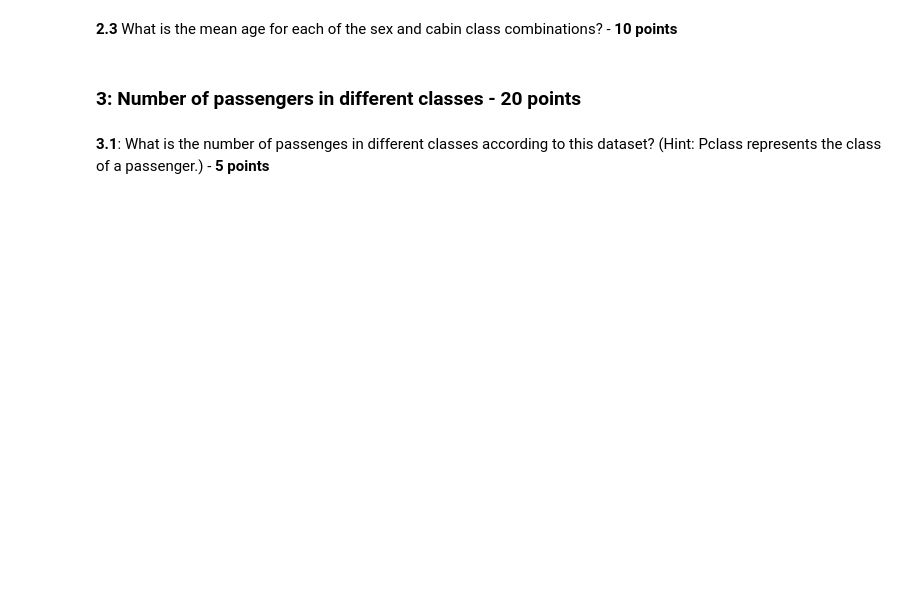
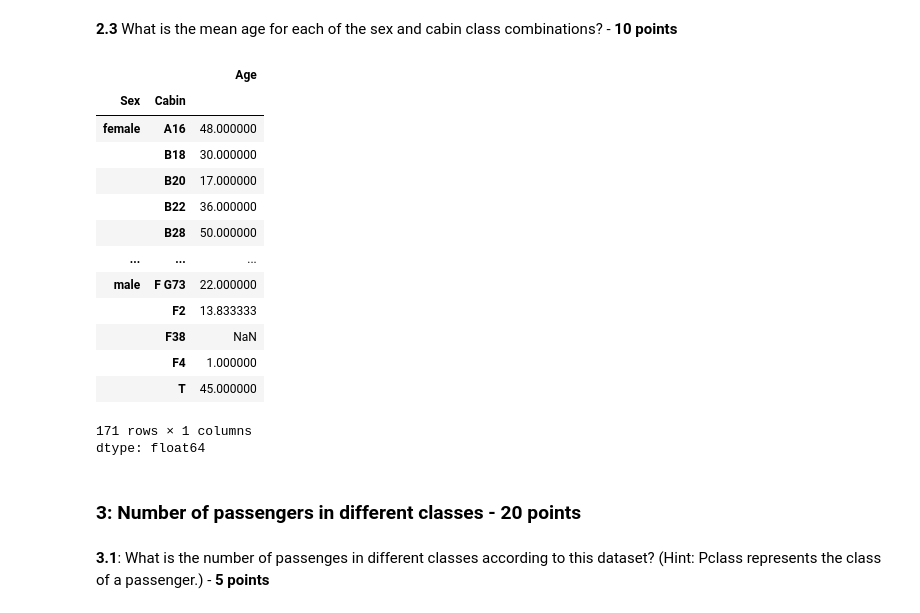
Before and after one commit to surf-guy/DSE200, a Jupyter notebook: HW/HW_2.ipynb, the cells around one changed output. Saved outputs shown, nothing was run; the diff lists cells and outputs as text; code cells hidden in the pictures; blank space fills up the shorter version.

```diff
--- a/HW/HW_2.ipynb
+++ b/HW/HW_2.ipynb
@@ -158,3 +183,21 @@ Note - The output should only have `Sex` and `Fare`
+# %%
+passengers.groupby(['Sex', 'Cabin'])['Age'].mean()
+# %% [output]
+|  |  | Age |
+| Sex | Cabin |  |
+| female | A16 | 48.000000 |
+|  | B18 | 30.000000 |
+|  | B20 | 17.000000 |
+|  | B22 | 36.000000 |
+|  | B28 | 50.000000 |
+| ... | ... | ... |
+| male | F G73 | 22.000000 |
+|  | F2 | 13.833333 |
+|  | F38 | NaN |
+|  | F4 | 1.000000 |
+|  | T | 45.000000 |
+171 rows × 1 columns
+dtype: float64
 # %% [markdown]
 ### 3:  Number of passengers in different classes - **20 points**
 # %% [markdown]
```
Also changed, not shown: parts of 14 cells of this notebook.
